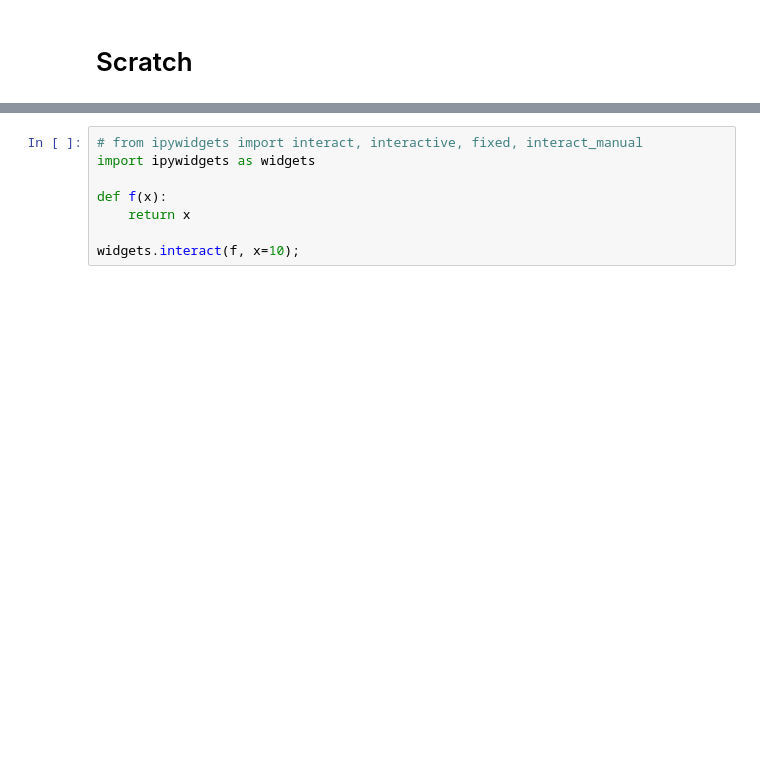
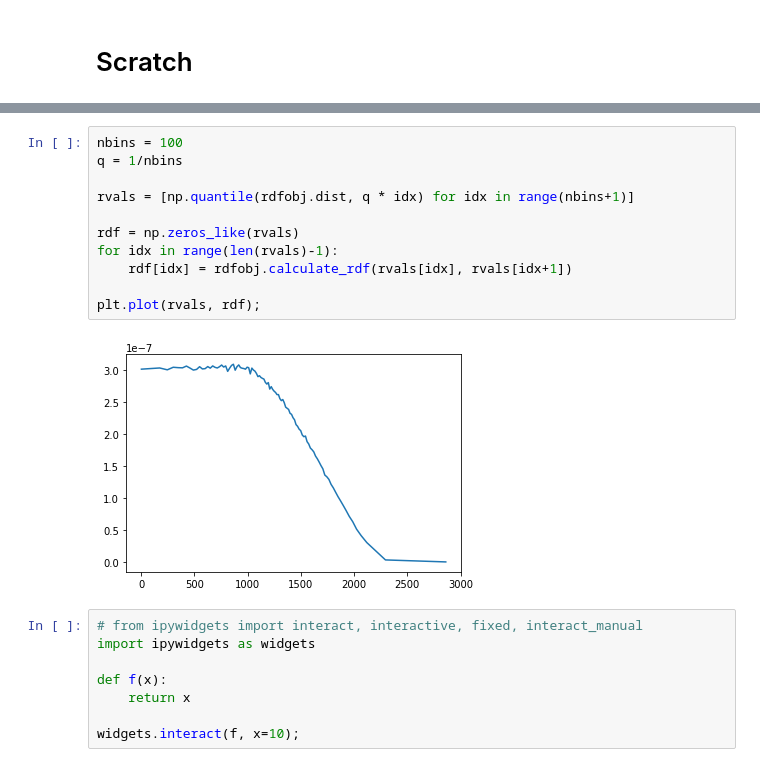
Before and after one commit to javadnoorb/flowermodel, a Jupyter notebook: notebooks/2019-09-15-flower-data-analysis.ipynb, the cells around one changed output, grey strips where cells are left out. Cells and saved outputs as stored; diff of their text form; blank space fills up the shorter version.

```diff
--- a/notebooks/2019-09-15-flower-data-analysis.ipynb
+++ b/notebooks/2019-09-15-flower-data-analysis.ipynb
@@ -196,3 +343,16 @@ cells_in_shell = ((r1 <= dist) < r2)
+# %%
+nbins = 100
+q = 1/nbins
+
+rvals = [np.quantile(rdfobj.dist, q * idx) for idx in range(nbins+1)]
+
+rdf = np.zeros_like(rvals)
+for idx in range(len(rvals)-1):
+    rdf[idx] = rdfobj.calculate_rdf(rvals[idx], rvals[idx+1])
+
+plt.plot(rvals, rdf);
+# %% [output]
+[figure, added]
 # %%
 # from ipywidgets import interact, interactive, fixed, interact_manual
 import ipywidgets as widgets
```
Also changed, not shown: parts of 25 cells of this notebook, 1 other file.
